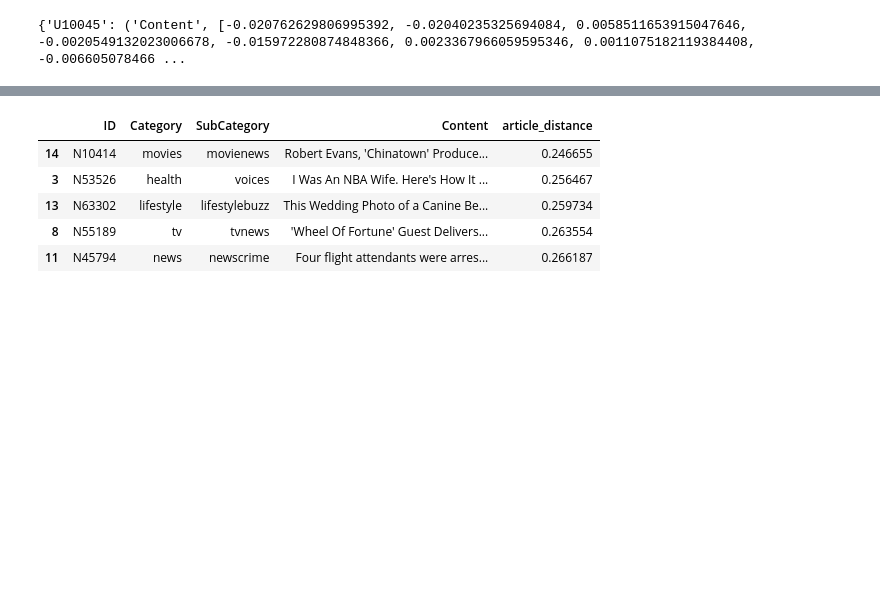
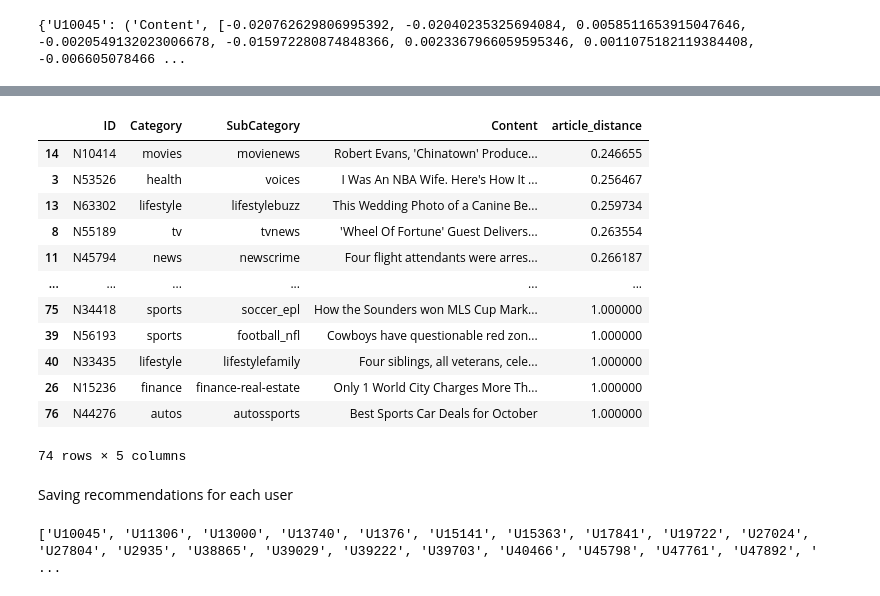
Before and after one commit to krisbara/GPT-Recommender-systems, a Jupyter notebook: GPT3_collaborative_recommender.ipynb, the cells around one changed output, grey strips where cells are left out. Cells and saved outputs as stored; diff of their text form; code cells hidden in the pictures; blank space fills up the shorter version.

Commit message:
collaborative recommendations

```diff
--- a/GPT3_collaborative_recommender.ipynb
+++ b/GPT3_collaborative_recommender.ipynb
@@ -162,18 +86,3 @@ def user_list(user_id, df):
         return user_list[0].split()
     else:
         return []
-# %%
-# Delete the rows with articles read by consider user
-collab_rec = collab_final['ID'].isin(user_list(user_id, users))
-
-# Invert the mask to keep the rows that are not in the list
-collab_rec = collab_final[~mask]
-
-collab_rec.head()
-# %% [output]
-|  | ID | Category | SubCategory | Content | article_distance |
-| 14 | N10414 | movies | movienews | Robert Evans, 'Chinatown' Produce... | 0.246655 |
-| 3 | N53526 | health | voices | I Was An NBA Wife. Here's How It ... | 0.256467 |
-| 13 | N63302 | lifestyle | lifestylebuzz | This Wedding Photo of a Canine Be... | 0.259734 |
-| 8 | N55189 | tv | tvnews | 'Wheel Of Fortune' Guest Delivers... | 0.263554 |
-| 11 | N45794 | news | newscrime | Four flight attendants were arres... | 0.266187 |
@@ -181,0 +89,59 @@ collab_rec.to_csv('collab_test.csv', index= False)
+# %%
+def print_article_recommendations (user_id):
+    recommendations =  print_recommendations_for_user (user_id, user_dict)
+    collab_recommender = pd.merge(recommendations, users, on='User', how='left')
+    collab_recommender = collab_recommender.drop(['Interactions_emb'], axis=1)
+
+    #calculate a weighted average of distances for each article
+    collab_recommender['ID'] = collab_recommender['ID'].str.split()
+    collab_recommender = collab_recommender.explode('ID')
+
+    # Merge DataFrames based on 'ID' column
+    merged_df = pd.merge(news, collab_recommender, on='ID', how='left')
+
+    # Calculate the sum of distances and count of users for each article
+    article_distances = merged_df.groupby('ID').agg({'distance': 'sum', 'User': 'nunique'}).reset_index()
+
+    # Calculate the weighted average distances
+    article_distances['article_distance'] = article_distances['distance'] / article_distances['User']
+
+    # Merge with the original news DataFrame to add calculated distances
+    collab_final = pd.merge(news, article_distances[['ID', 'article_distance']], on='ID', how='left')
+    collab_final = collab_final.drop(['Content_emb'], axis=1)
+
+    collab_final['article_distance'].fillna(1, inplace=True)  # Replace NaN with 1
+    collab_final = collab_final.sort_values(by='article_distance', ascending=True, na_position='last')
+
+    # Delete the rows with articles read by consider user
+    mask = collab_final['ID'].isin(user_list(user_id, users))
+
+    # Invert the mask to keep the rows that are not in the list
+    collab_rec = collab_final[~mask]
+
+    return collab_rec
+# %%
+print_article_recommendations('U13000')
+# %% [output]
+|  | ID | Category | SubCategory | Content | article_distance |
+| 14 | N10414 | movies | movienews | Robert Evans, 'Chinatown' Produce... | 0.246655 |
+| 3 | N53526 | health | voices | I Was An NBA Wife. Here's How It ... | 0.256467 |
+| 13 | N63302 | lifestyle | lifestylebuzz | This Wedding Photo of a Canine Be... | 0.259734 |
+| 8 | N55189 | tv | tvnews | 'Wheel Of Fortune' Guest Delivers... | 0.263554 |
+| 11 | N45794 | news | newscrime | Four flight attendants were arres... | 0.266187 |
+| ... | ... | ... | ... | ... | ... |
+| 75 | N34418 | sports | soccer_epl | How the Sounders won MLS Cup Mark... | 1.000000 |
+| 39 | N56193 | sports | football_nfl | Cowboys have questionable red zon... | 1.000000 |
+| 40 | N33435 | lifestyle | lifestylefamily | Four siblings, all veterans, cele... | 1.000000 |
+| 26 | N15236 | finance | finance-real-estate | Only 1 World City Charges More Th... | 1.000000 |
+| 76 | N44276 | autos | autossports | Best Sports Car Deals for October | 1.000000 |
+74 rows × 5 columns
+# %% [markdown]
+Saving recommendations for each user
+# %%
+# Assuming you have a DataFrame named 'users' with a 'User' column
+users_list = users['User'].unique().tolist()
+
+# Print the resulting list
+print(users_list)
+# %% [output]
+['U10045', 'U11306', 'U13000', 'U13740', 'U1376', 'U15141', 'U15363', 'U17841', 'U19722', 'U27024', 'U27804', 'U2935', 'U38865', 'U39029', 'U39222', 'U39703', 'U40466', 'U45798', 'U47761', 'U47892', ' ...
```
Also changed, not shown: parts of 7 cells of this notebook, 40 other files.
